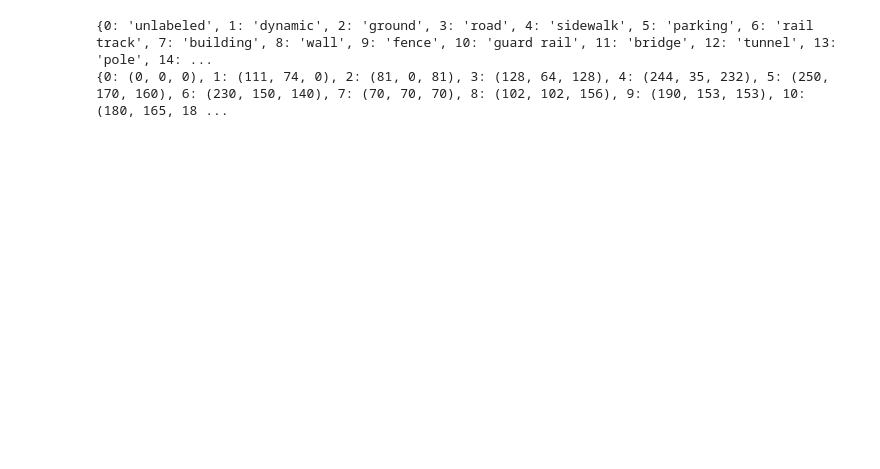
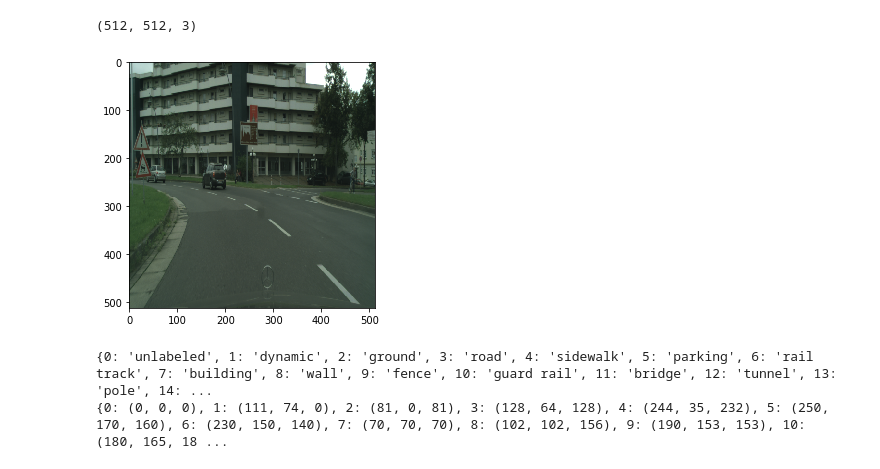
Before and after one commit to Eashwar-S/Semantic_Segmentation, a Jupyter notebook: U-net/MulticlassUnet-Cityscrapes.ipynb, the cells around one changed output. Drawn from its saved outputs; the diff is of its cells as text; code cells hidden in the pictures; blank space fills up the shorter version.

```diff
--- a/U-net/MulticlassUnet-Cityscrapes.ipynb
+++ b/U-net/MulticlassUnet-Cityscrapes.ipynb
@@ -51,2 +47,13 @@ np.savez_compressed('ValNames', image = l, label = l1)
+# %%
+response = requests.get('https://test-seg.s3.amazonaws.com/Cityscrapes/train/aachen/aachen_000000_000019_leftImg8bit.png')
+train1 = np.asarray(Image.open(BytesIO(response.content)).convert('RGB'), dtype='uint8')
+train1 = cv2.resize(train1, (512,512), interpolation = cv2.INTER_AREA)
+# train = cv2.cvtColor(train, cv2.COLOR_BGR2RGB)
+print(train1.shape)
+imshow(train1)
+plt.show()
+# %% [output]
+(512, 512, 3)
+[figure, added]
 # %%
 labelID = {}
```
Also changed, not shown: parts of 17 cells of this notebook, 16 other files.
